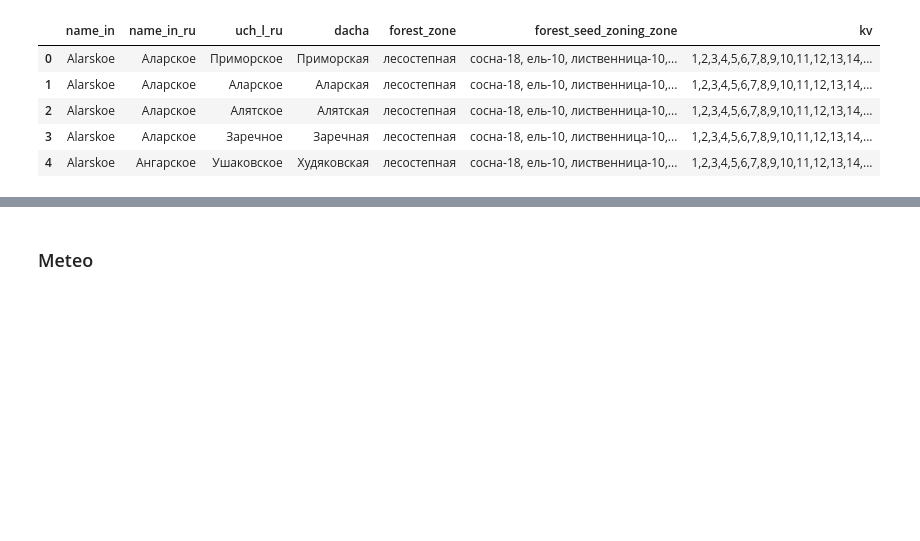
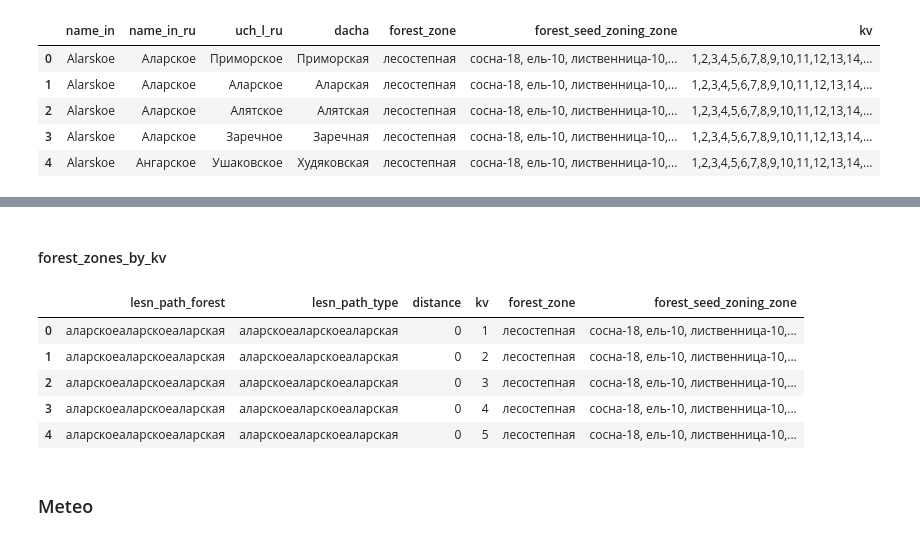
Before and after one commit to Nickitarius/Forest_Fires_Data_Visualisation, a Jupyter notebook: app/data_transfer.ipynb, the cells around one changed output, grey strips where cells are left out. Drawn from its saved outputs; the diff is of its cells as text; code cells hidden in the pictures; blank space fills up the shorter version.

```diff
--- a/app/data_transfer.ipynb
+++ b/app/data_transfer.ipynb
@@ -277,3 +305,18 @@ ftp_df.head()
+# %% [markdown]
+#### forest_zones_by_kv
+# %%
+file_name = "forest_zones_by_kv.csv"
+path = base_path + "/Лесные кварталы/" + file_name
+forest_zones_df = pd.read_csv(path)
+
+forest_zones_df.head()
+# %% [output]
+|  | lesn_path_forest | lesn_path_type | distance | kv | forest_zone | forest_seed_zoning_zone |
+| 0 | аларскоеаларскоеаларская | аларскоеаларскоеаларская | 0 | 1 | лесостепная | сосна-18, ель-10, лиственница-10,... |
+| 1 | аларскоеаларскоеаларская | аларскоеаларскоеаларская | 0 | 2 | лесостепная | сосна-18, ель-10, лиственница-10,... |
+| 2 | аларскоеаларскоеаларская | аларскоеаларскоеаларская | 0 | 3 | лесостепная | сосна-18, ель-10, лиственница-10,... |
+| 3 | аларскоеаларскоеаларская | аларскоеаларскоеаларская | 0 | 4 | лесостепная | сосна-18, ель-10, лиственница-10,... |
+| 4 | аларскоеаларскоеаларская | аларскоеаларскоеаларская | 0 | 5 | лесостепная | сосна-18, ель-10, лиственница-10,... |
 # %% [markdown]
 ### Meteo
 # %%
```
Also changed, not shown: parts of 7 cells of this notebook, 1 other file.
